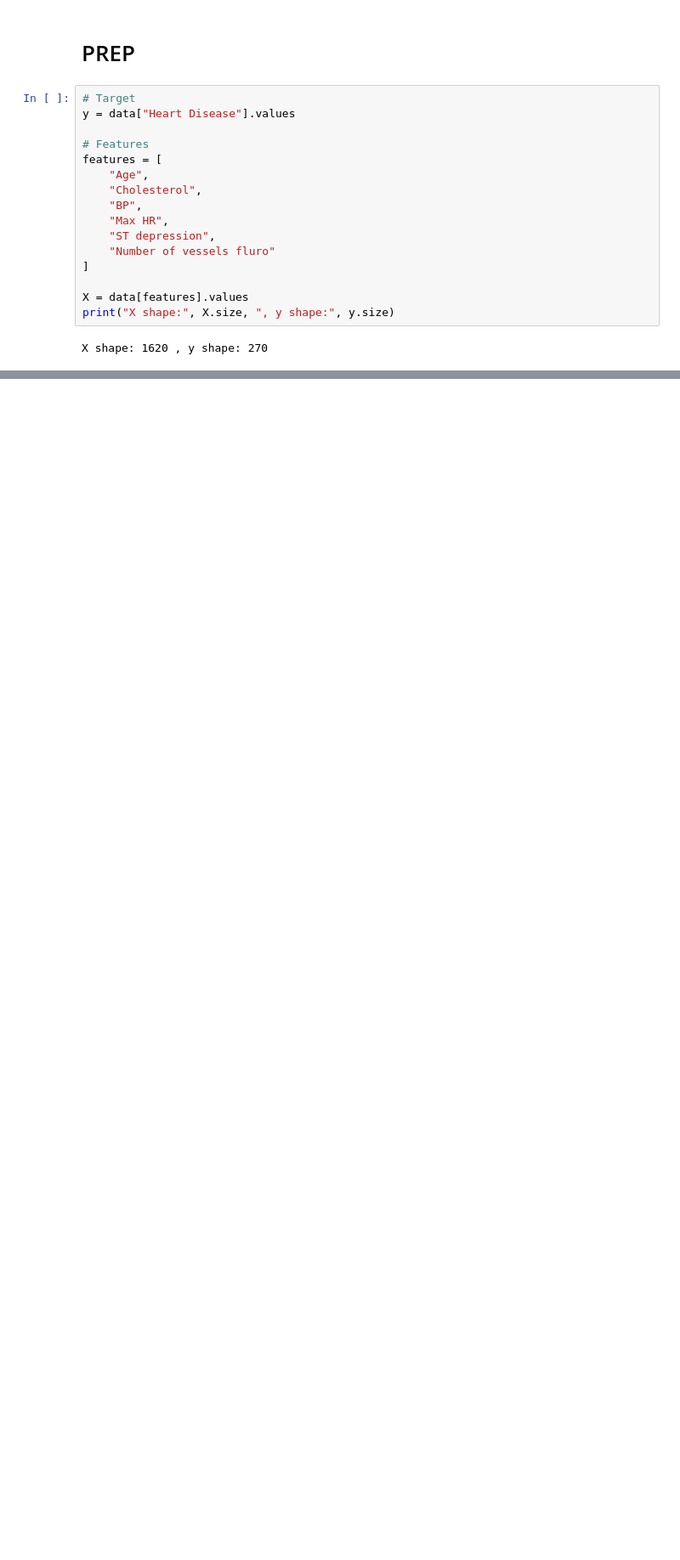
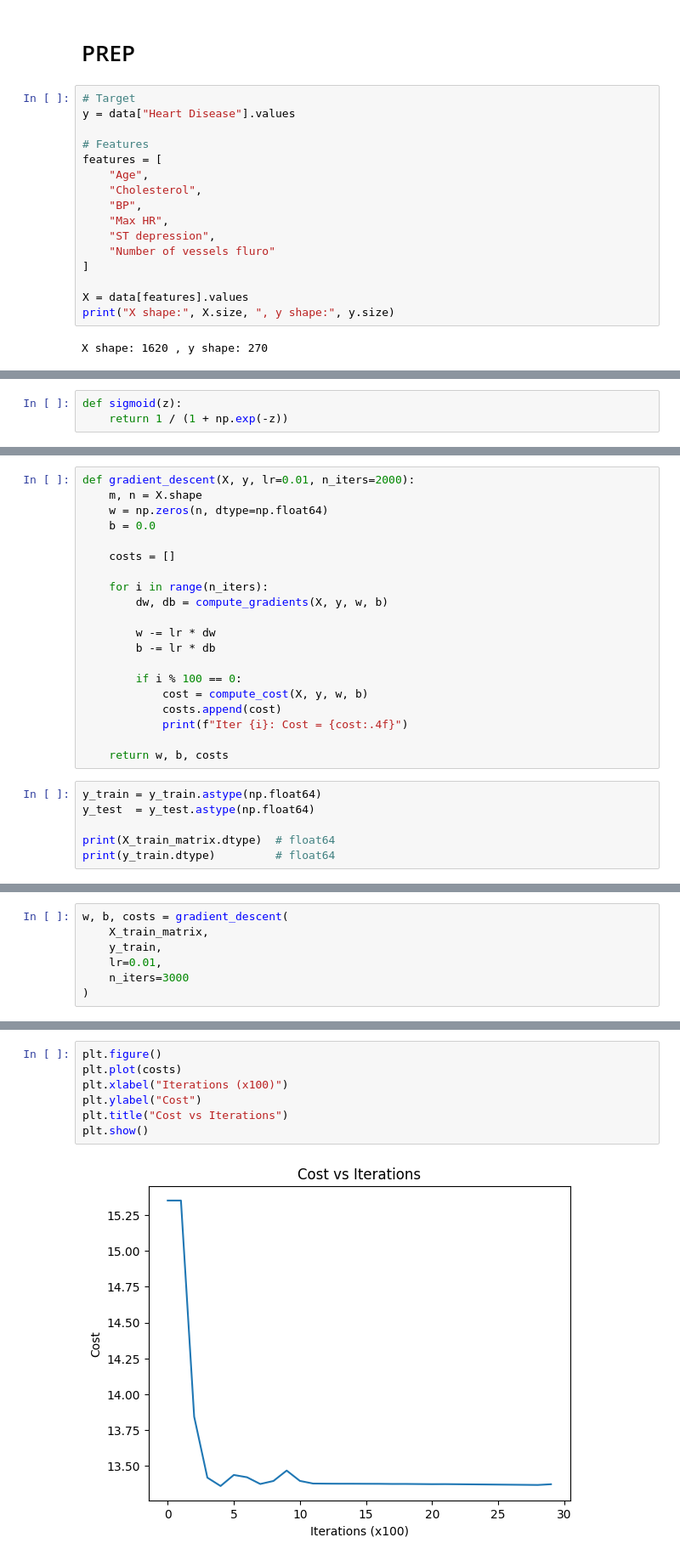
Before and after one commit to DannielEU/Heart-Disease-Risk-Prediction-Logistic-Regression-Homework, a Jupyter notebook: homework_2.ipynb, the cells around one changed output, grey strips where cells are left out. Shown at 85% size. Saved outputs shown, nothing was run; the diff lists cells and outputs as text; blank space fills up the shorter version.

Commit message:
final proyect trainer

```diff
--- a/homework_2.ipynb
+++ b/homework_2.ipynb
@@ -245,0 +339,3 @@ print(X_train.shape, X_test.shape)
+# %%
+def sigmoid(z):
+    return 1 / (1 + np.exp(-z))
@@ -245,0 +369,26 @@ print(X_train.shape, X_test.shape)
+# %%
+def gradient_descent(X, y, lr=0.01, n_iters=2000):
+    m, n = X.shape
+    w = np.zeros(n, dtype=np.float64)
+    b = 0.0
+
+    costs = []
+
+    for i in range(n_iters):
+        dw, db = compute_gradients(X, y, w, b)
+
+        w -= lr * dw
+        b -= lr * db
+
+        if i % 100 == 0:
+            cost = compute_cost(X, y, w, b)
+            costs.append(cost)
+            print(f"Iter {i}: Cost = {cost:.4f}")
+
+    return w, b, costs
+# %%
+y_train = y_train.astype(np.float64)
+y_test  = y_test.astype(np.float64)
+
+print(X_train_matrix.dtype)  # float64
+print(y_train.dtype)         # float64
@@ -245,0 +398,7 @@ print(X_train.shape, X_test.shape)
+# %%
+w, b, costs = gradient_descent(
+    X_train_matrix,
+    y_train,
+    lr=0.01,
+    n_iters=3000
+)
@@ -245,0 +429,9 @@ print(X_train.shape, X_test.shape)
+# %%
+plt.figure()
+plt.plot(costs)
+plt.xlabel("Iterations (x100)")
+plt.ylabel("Cost")
+plt.title("Cost vs Iterations")
+plt.show()
+# %% [output]
+[figure, added]
```
Also changed, not shown: parts of 45 cells of this notebook, 1 other file.
